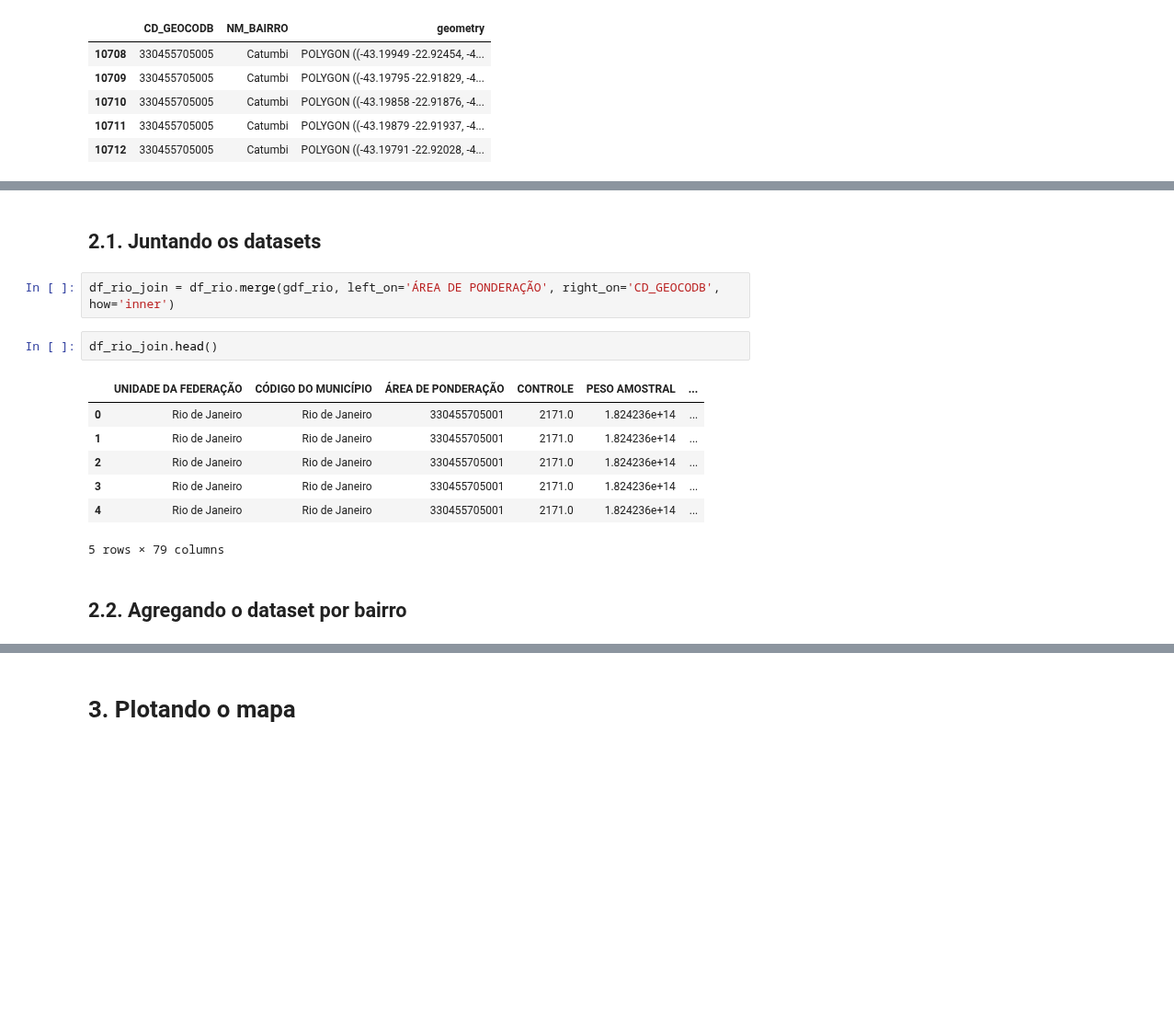
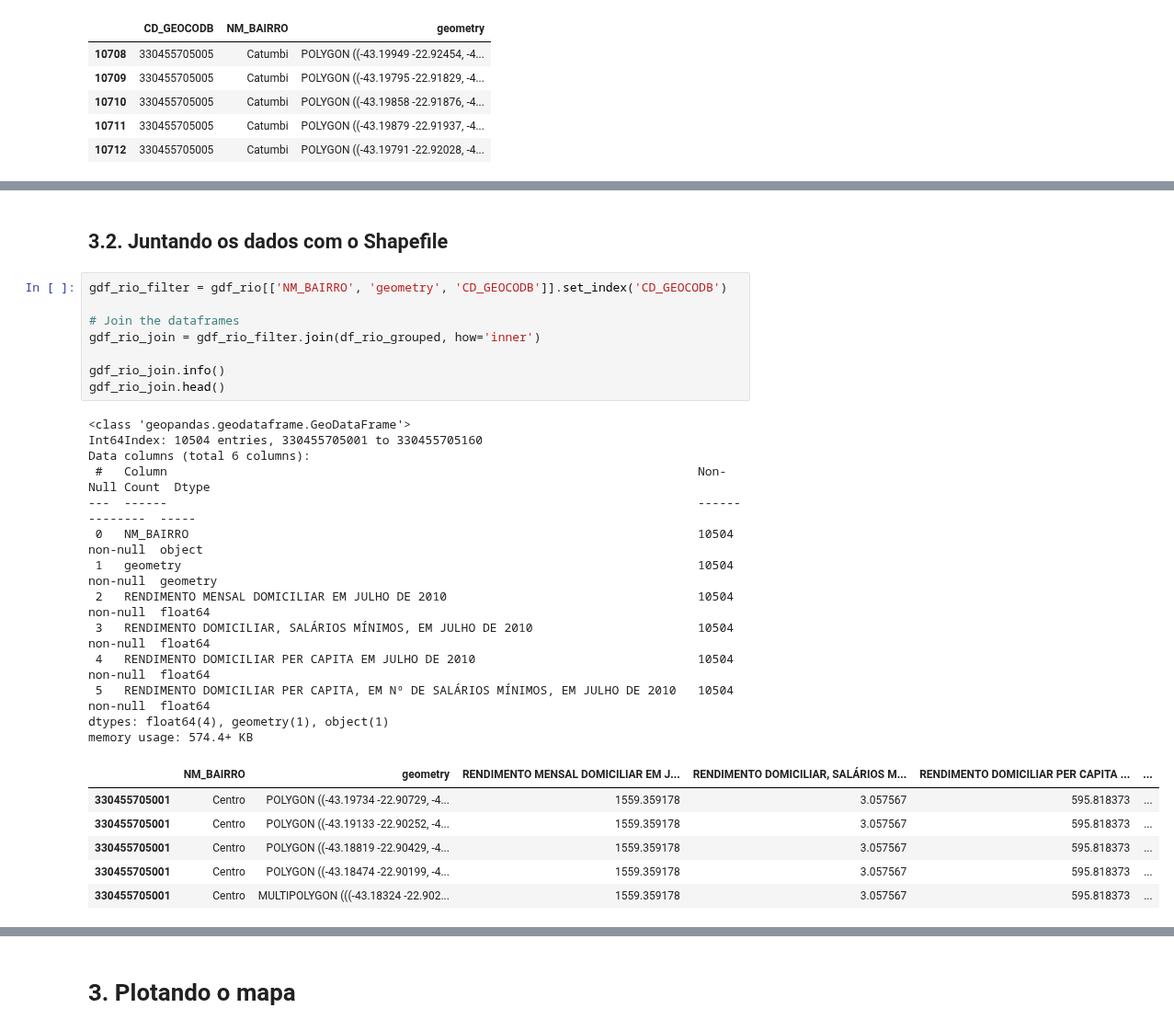
Before and after one commit to GDevigili/TCC-IBGE, a Jupyter notebook: src/data-vis/eda.ipynb, the cells around one changed output, grey strips where cells are left out. Shown at 92% size. Drawn from its saved outputs; the diff is of its cells as text; blank space fills up the shorter version.

```diff
--- a/src/data-vis/eda.ipynb
+++ b/src/data-vis/eda.ipynb
@@ -121,17 +185,31 @@ memory usage: 328.2+ KB
 # %% [markdown]
-## 2.1. Juntando os datasets
+## 3.2. Juntando os dados com o Shapefile
-# %%
-df_rio_join = df_rio.merge(gdf_rio, left_on='ÁREA DE PONDERAÇÃO', right_on='CD_GEOCODB', how='inner')
-# %%
-df_rio_join.head()
-# %% [output]
-|  | UNIDADE DA FEDERAÇÃO | CÓDIGO DO MUNICÍPIO | ÁREA DE PONDERAÇÃO | CONTROLE | PESO AMOSTRAL | ... |
-| 0 | Rio de Janeiro | Rio de Janeiro | 330455705001 | 2171.0 | 1.824236e+14 | ... |
-| 1 | Rio de Janeiro | Rio de Janeiro | 330455705001 | 2171.0 | 1.824236e+14 | ... |
-| 2 | Rio de Janeiro | Rio de Janeiro | 330455705001 | 2171.0 | 1.824236e+14 | ... |
-| 3 | Rio de Janeiro | Rio de Janeiro | 330455705001 | 2171.0 | 1.824236e+14 | ... |
-| 4 | Rio de Janeiro | Rio de Janeiro | 330455705001 | 2171.0 | 1.824236e+14 | ... |
-5 rows × 79 columns
-# %% [markdown]
-## 2.2. Agregando o dataset por bairro
+# %%
+gdf_rio_filter = gdf_rio[['NM_BAIRRO', 'geometry', 'CD_GEOCODB']].set_index('CD_GEOCODB')
+
+# Join the dataframes
+gdf_rio_join = gdf_rio_filter.join(df_rio_grouped, how='inner')
+
+gdf_rio_join.info()
+gdf_rio_join.head()
+# %% [output]
+<class 'geopandas.geodataframe.GeoDataFrame'>
+Int64Index: 10504 entries, 330455705001 to 330455705160
+Data columns (total 6 columns):
+ #   Column                                                                          Non-Null Count  Dtype
+---  ------                                                                          --------------  -----
+ 0   NM_BAIRRO                                                                       10504 non-null  object
+ 1   geometry                                                                        10504 non-null  geometry
+ 2   RENDIMENTO MENSAL DOMICILIAR EM JULHO DE 2010                                   10504 non-null  float64
+ 3   RENDIMENTO DOMICILIAR, SALÁRIOS MÍNIMOS, EM JULHO DE 2010                       10504 non-null  float64
+ 4   RENDIMENTO DOMICILIAR PER CAPITA EM JULHO DE 2010                               10504 non-null  float64
+ 5   RENDIMENTO DOMICILIAR PER CAPITA, EM Nº DE SALÁRIOS MÍNIMOS, EM JULHO DE 2010   10504 non-null  float64
+dtypes: float64(4), geometry(1), object(1)
+memory usage: 574.4+ KB
+|  | NM_BAIRRO | geometry | RENDIMENTO MENSAL DOMICILIAR EM J... | RENDIMENTO DOMICILIAR, SALÁRIOS M... | RENDIMENTO DOMICILIAR PER CAPITA ... | ... |
+| 330455705001 | Centro | POLYGON ((-43.19734 -22.90729, -4... | 1559.359178 | 3.057567 | 595.818373 | ... |
+| 330455705001 | Centro | POLYGON ((-43.19133 -22.90252, -4... | 1559.359178 | 3.057567 | 595.818373 | ... |
+| 330455705001 | Centro | POLYGON ((-43.18819 -22.90429, -4... | 1559.359178 | 3.057567 | 595.818373 | ... |
+| 330455705001 | Centro | POLYGON ((-43.18474 -22.90199, -4... | 1559.359178 | 3.057567 | 595.818373 | ... |
+| 330455705001 | Centro | MULTIPOLYGON (((-43.18324 -22.902... | 1559.359178 | 3.057567 | 595.818373 | ... |
 # %%
```
Also changed, not shown: parts of 10 cells of this notebook.
